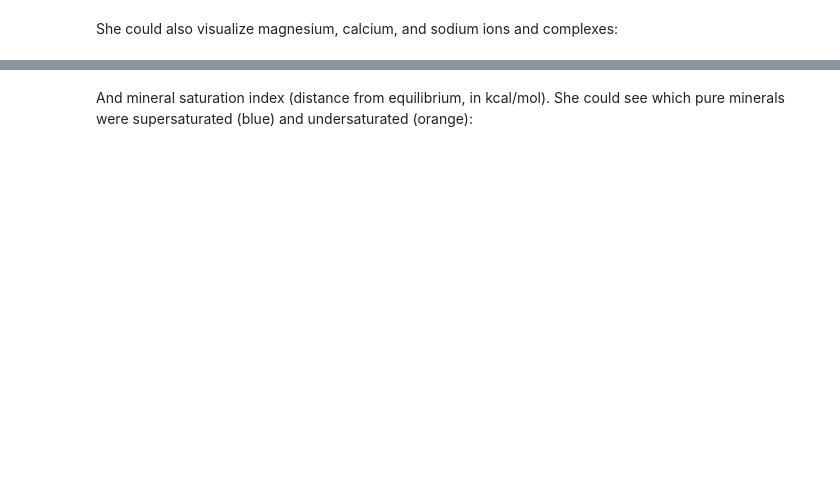
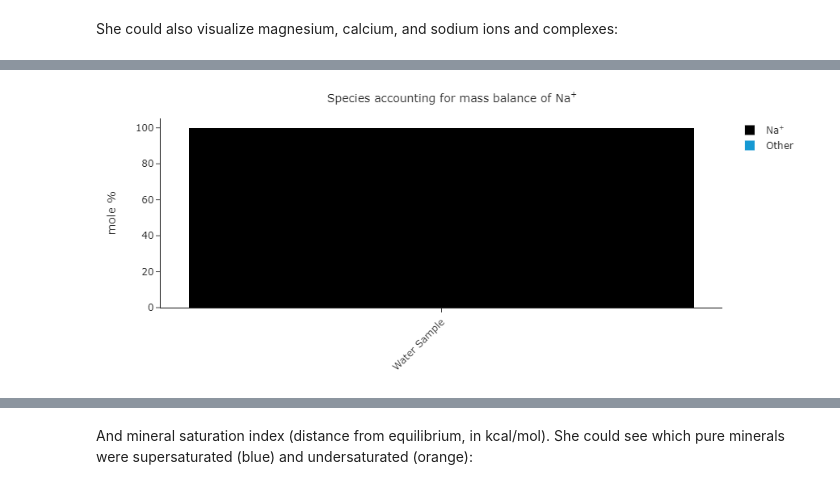
Before and after one commit to worm-portal/WORM-Library, a Jupyter notebook: WORKSHOP/WorkshopDemo.ipynb, the cells around one changed output, grey strips where cells are left out. Drawn from its saved outputs; the diff is of its cells as text; code cells hidden in the pictures; blank space fills up the shorter version.

```diff
--- a/WORKSHOP/WorkshopDemo.ipynb
+++ b/WORKSHOP/WorkshopDemo.ipynb
@@ -181,0 +156,4 @@ speciation.plot_mass_contribution("Mg+2")
+# %%
+speciation.plot_mass_contribution("Na+")
+# %% [output]
+[figure, added]
```
Also changed, not shown: parts of 13 cells of this notebook, 24 other files.
